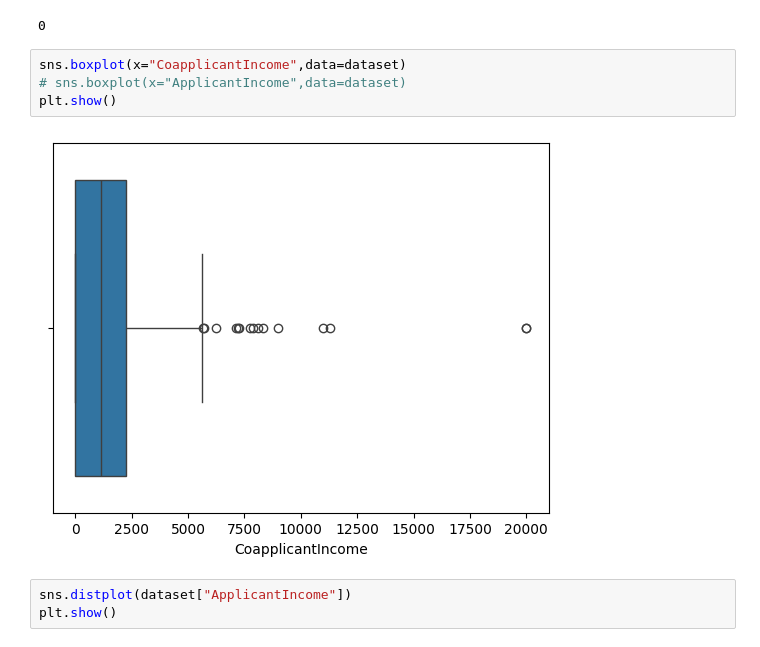
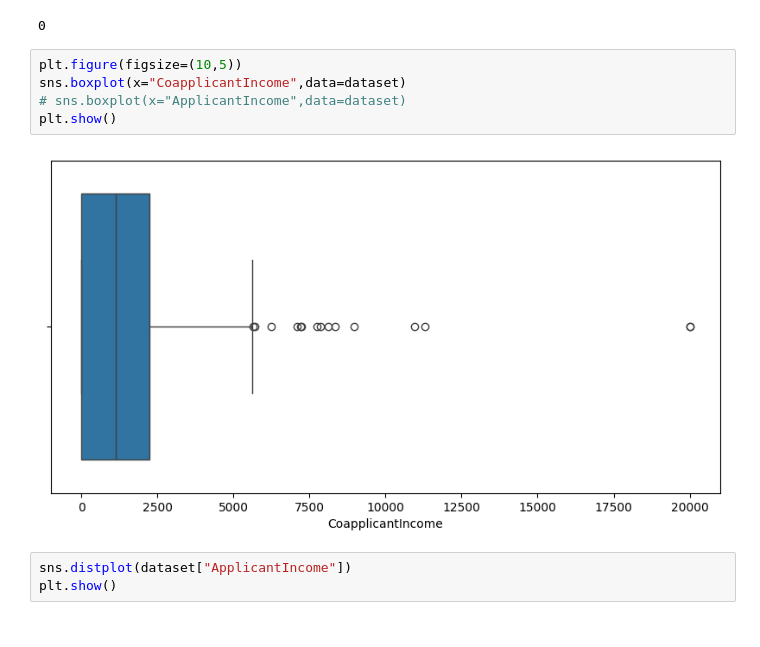
Before and after one commit to sidhyaashu/ML_Zero_To_One, a Jupyter notebook: Outlair.ipynb, the cells around one changed output. Drawn from its saved outputs; the diff is of its cells as text.

```diff
--- a/Outlair.ipynb
+++ b/Outlair.ipynb
@@ -33,11 +33,12 @@ dataset["CoapplicantIncome"].isnull().sum()
 # %% [output]
 0
 # %%
+plt.figure(figsize=(10,5))
 sns.boxplot(x="CoapplicantIncome",data=dataset)
 # sns.boxplot(x="ApplicantIncome",data=dataset)
 plt.show()
 # %% [output]
-[figure, old version]
+[figure, new version]
 # %%
 sns.distplot(dataset["ApplicantIncome"])
 plt.show()
```
Also changed, not shown: parts of 20 cells of this notebook.
